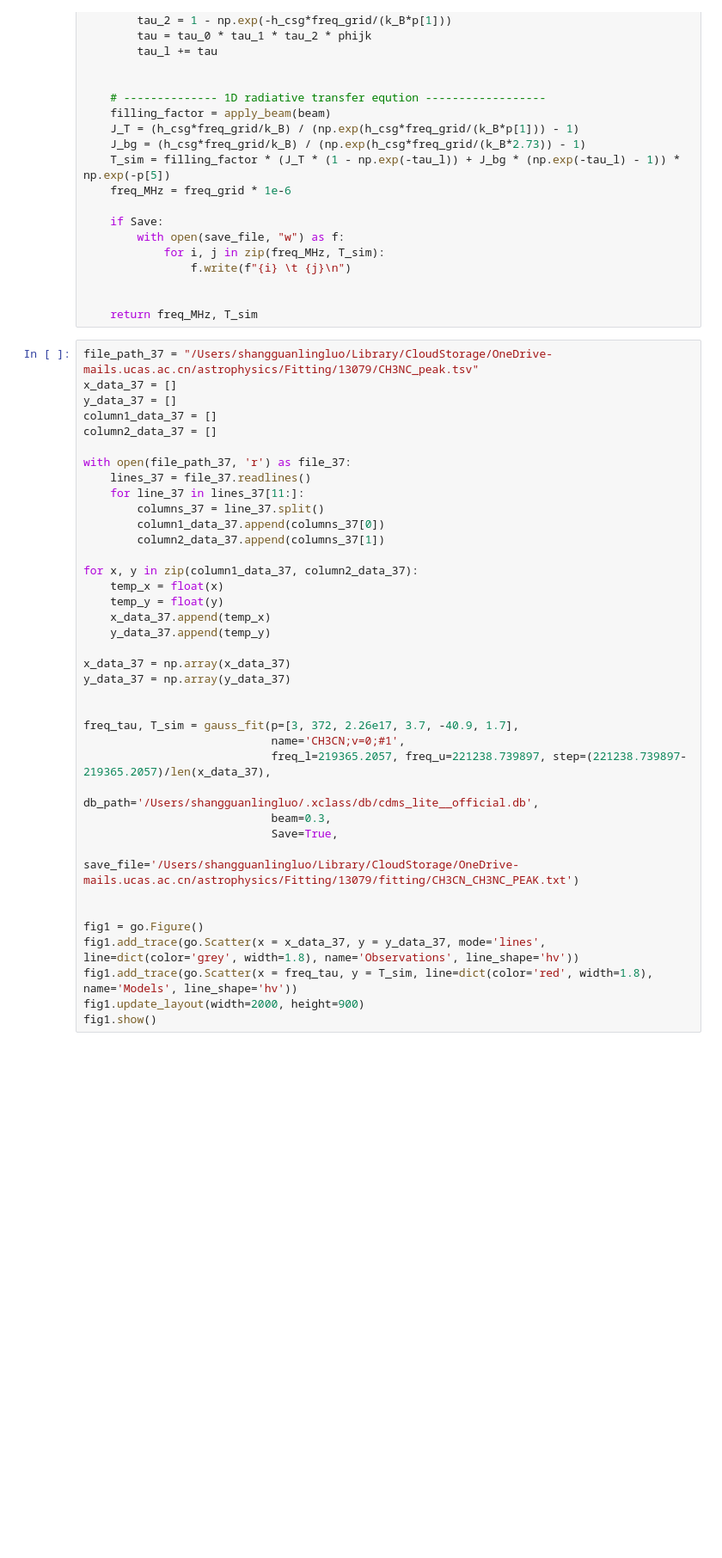
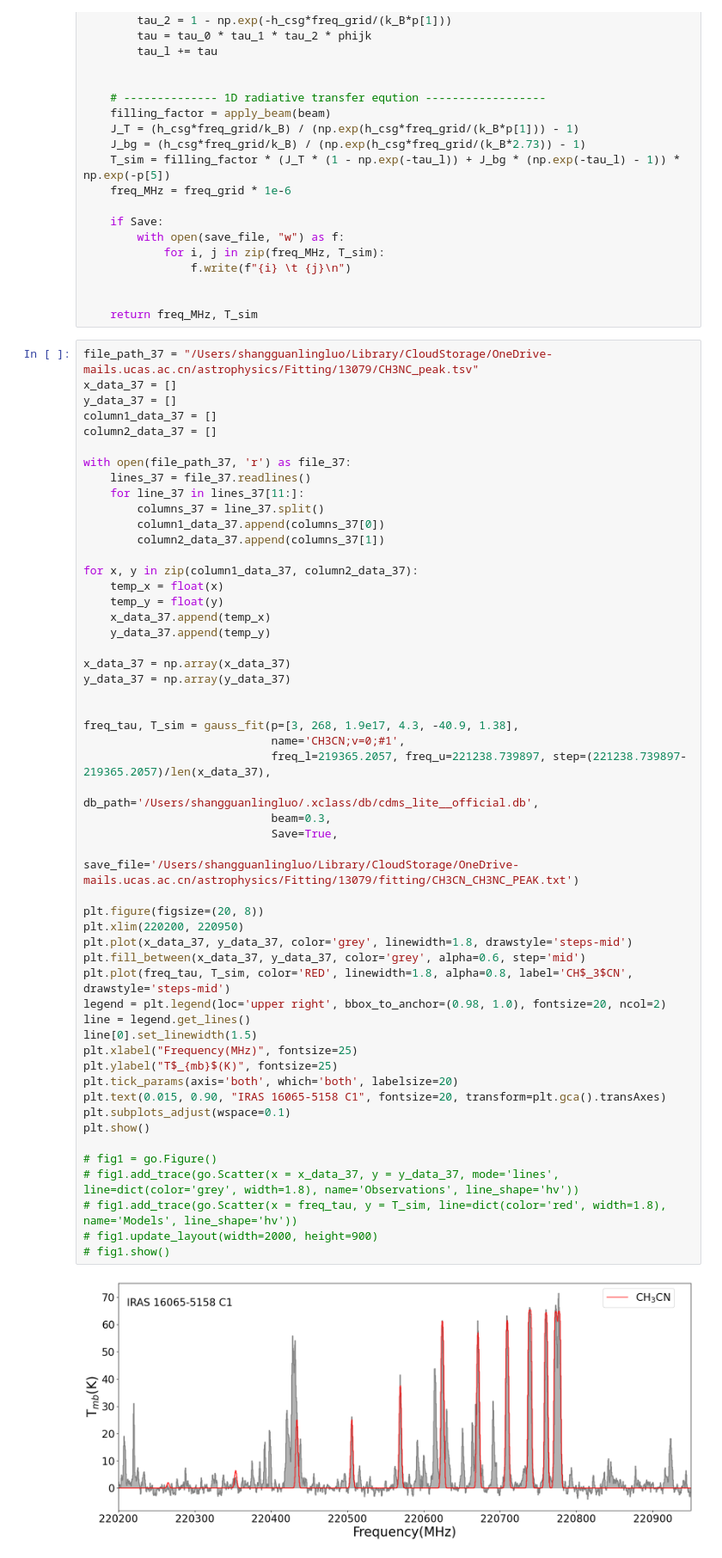
Before and after one commit to ZhipingKou/LTE, a Jupyter notebook: LTE_Model.ipynb, the cells around one changed output. Shown at 86% size. Saved outputs shown, nothing was run; the diff lists cells and outputs as text; blank space fills up the shorter version.

```diff
--- a/LTE_Model.ipynb
+++ b/LTE_Model.ipynb
@@ -151,39 +151,55 @@ file_path_37 = "/Users/shangguanlingluo/Library/CloudStorage/OneDrive-mails.ucas
 x_data_37 = []
 y_data_37 = []
 column1_data_37 = []
 column2_data_37 = []
 
 with open(file_path_37, 'r') as file_37:
     lines_37 = file_37.readlines()
     for line_37 in lines_37[11:]:
         columns_37 = line_37.split()
         column1_data_37.append(columns_37[0])
         column2_data_37.append(columns_37[1])
 
 for x, y in zip(column1_data_37, column2_data_37):
     temp_x = float(x)
     temp_y = float(y)
     x_data_37.append(temp_x)
     y_data_37.append(temp_y)
 
 x_data_37 = np.array(x_data_37)
 y_data_37 = np.array(y_data_37)
 
 
-freq_tau, T_sim = gauss_fit(p=[3, 372, 2.26e17, 3.7, -40.9, 1.7],
+freq_tau, T_sim = gauss_fit(p=[3, 268, 1.9e17, 4.3, -40.9, 1.38],
                             name='CH3CN;v=0;#1',
                             freq_l=219365.2057, freq_u=221238.739897, step=(221238.739897-219365.2057)/len(x_data_37),
                             db_path='/Users/shangguanlingluo/.xclass/db/cdms_lite__official.db',
                             beam=0.3,
                             Save=True,
                             save_file='/Users/shangguanlingluo/Library/CloudStorage/OneDrive-mails.ucas.ac.cn/astrophysics/Fitting/13079/fitting/CH3CN_CH3NC_PEAK.txt')
 
+plt.figure(figsize=(20, 8))
+plt.xlim(220200, 220950)
+plt.plot(x_data_37, y_data_37, color='grey', linewidth=1.8, drawstyle='steps-mid')
+plt.fill_between(x_data_37, y_data_37, color='grey', alpha=0.6, step='mid')
+plt.plot(freq_tau, T_sim, color='RED', linewidth=1.8, alpha=0.8, label='CH$_3$CN', drawstyle='steps-mid')
+legend = plt.legend(loc='upper right', bbox_to_anchor=(0.98, 1.0), fontsize=20, ncol=2)
+line = legend.get_lines()
+line[0].set_linewidth(1.5)
+plt.xlabel("Frequency(MHz)", fontsize=25)
+plt.ylabel("T$_{mb}$(K)", fontsize=25)
+plt.tick_params(axis='both', which='both', labelsize=20)
+plt.text(0.015, 0.90, "IRAS 16065-5158 C1", fontsize=20, transform=plt.gca().transAxes)
+plt.subplots_adjust(wspace=0.1)
+plt.show()
 
-fig1 = go.Figure()
-fig1.add_trace(go.Scatter(x = x_data_37, y = y_data_37, mode='lines', line=dict(color='grey', width=1.8), name='Observations', line_shape='hv'))
-fig1.add_trace(go.Scatter(x = freq_tau, y = T_sim, line=dict(color='red', width=1.8), name='Models', line_shape='hv'))
-fig1.update_layout(width=2000, height=900)
-fig1.show()
+# fig1 = go.Figure()
+# fig1.add_trace(go.Scatter(x = x_data_37, y = y_data_37, mode='lines', line=dict(color='grey', width=1.8), name='Observations', line_shape='hv'))
+# fig1.add_trace(go.Scatter(x = freq_tau, y = T_sim, line=dict(color='red', width=1.8), name='Models', line_shape='hv'))
+# fig1.update_layout(width=2000, height=900)
+# fig1.show()
+# %% [output]
+[figure, added]
 # %%
 def calc_noise_std(spectrum):
 
```
Also changed, not shown: parts of 1 cell of this notebook.
